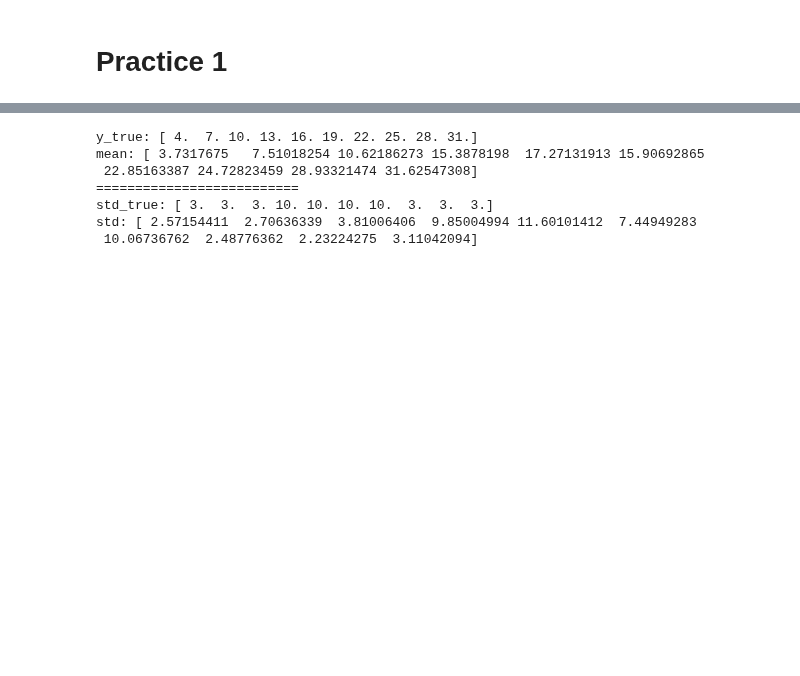
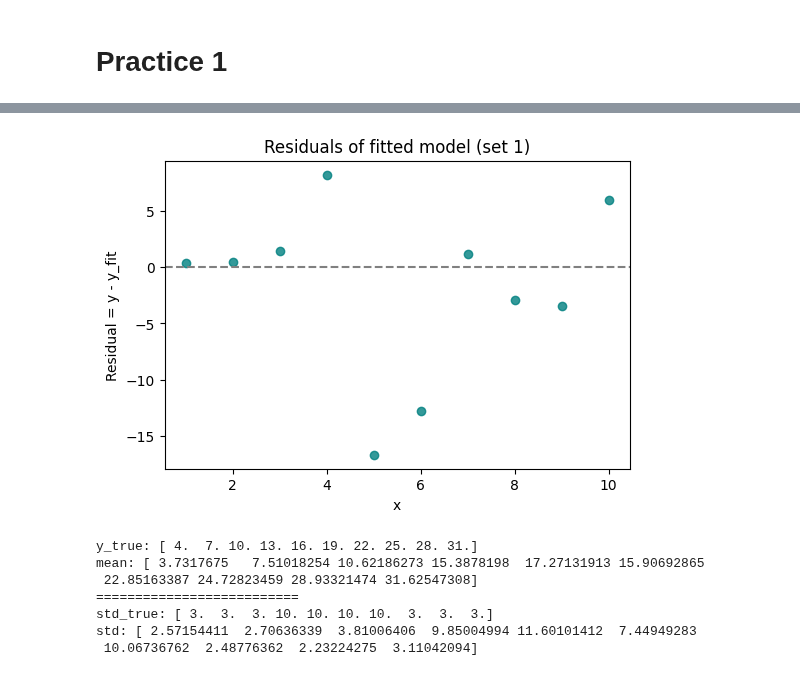
Before and after one commit to hyp0515/exp_phy_ii, a Jupyter notebook: apr29/practice_1.ipynb, the cells around one changed output, grey strips where cells are left out. Saved outputs shown, nothing was run; the diff lists cells and outputs as text; code cells hidden in the pictures; blank space fills up the shorter version.

Commit message:
residual

```diff
--- a/apr29/practice_1.ipynb
+++ b/apr29/practice_1.ipynb
@@ -77,6 +77,22 @@ plt.savefig('./fig/output_1_1.pdf', transparent=True)
 plt.show()
 # %% [output]
 [figure]
+# %%
+popt, _ = curve_fit(linear, x, y_adjust[0], sigma=sigma_0_adjust[0], absolute_sigma=True)
+y_fit = linear(x, *popt)
+residuals = y_adjust[0] - y_fit
+
+plt.figure(figsize=(6, 4))
+plt.axhline(0, color='gray', linestyle='--')
+plt.scatter(x, residuals, color='teal', alpha=0.8)
+plt.title("Residuals of fitted model (set 1)")
+plt.xlabel("x")
+plt.ylabel("Residual = y - y_fit")
+
+plt.savefig('residual.pdf', transparent=True)
+plt.show()
+# %% [output]
+[figure, added]
 # %%
 mean_y_adjust = np.mean(y_adjust, axis=0)
 sigma_y_adjust = np.std(y_adjust, axis=0)
```
Also changed, not shown: 4 other files.
